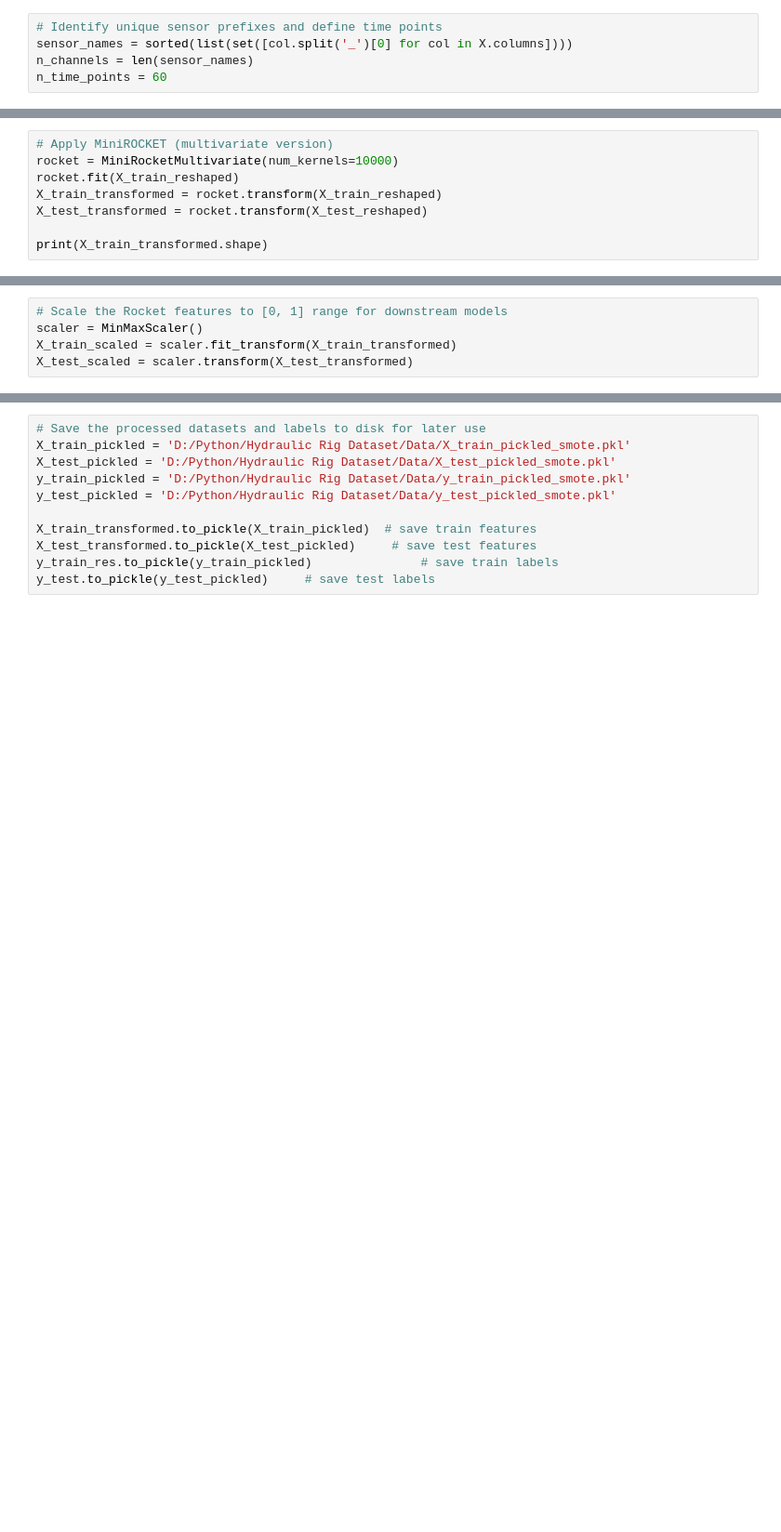
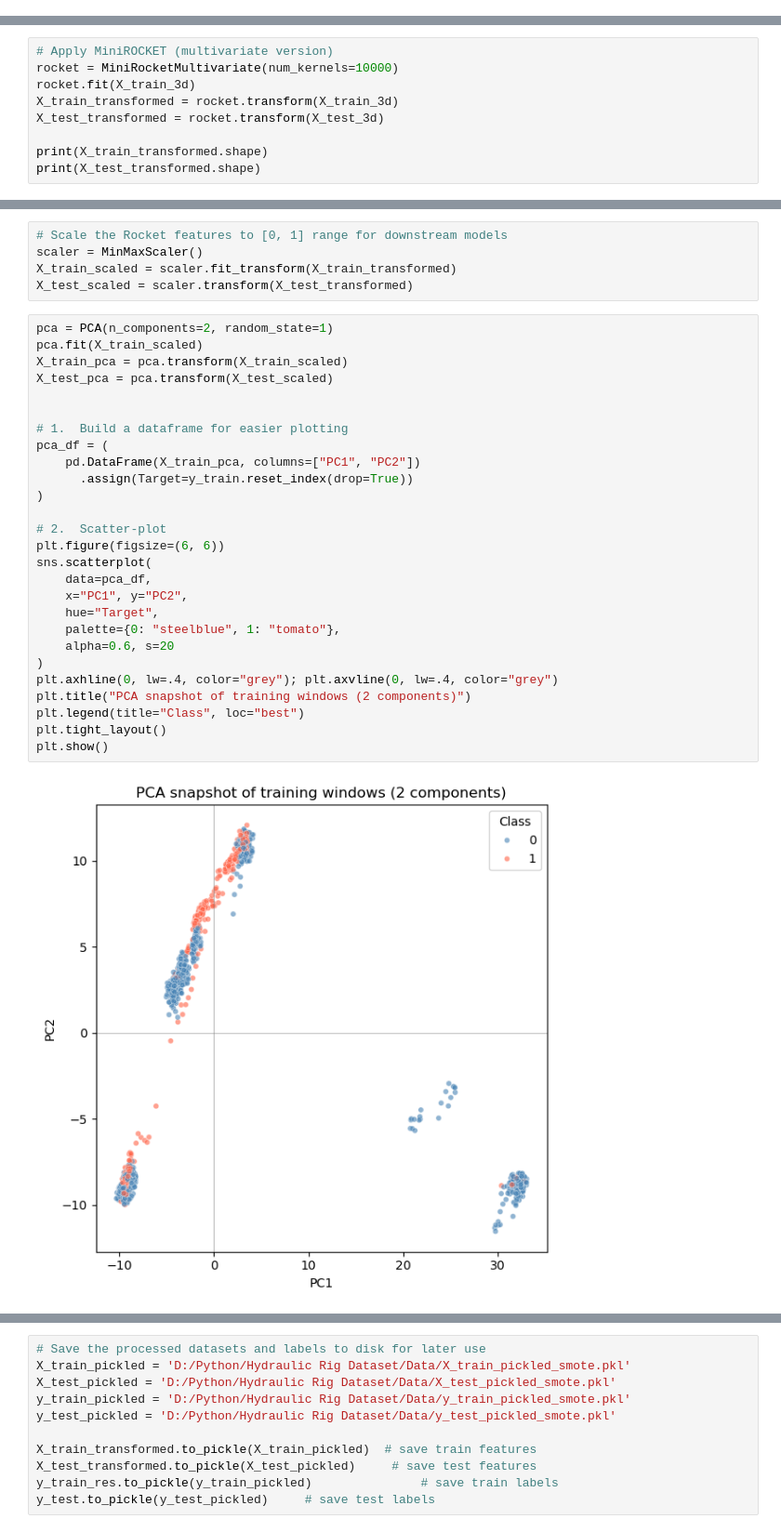
Before and after one commit to JordanGonzoactual/Hydraulic-Dataset, a Jupyter notebook: Data/smote_rocket.ipynb, the cells around one changed output, grey strips where cells are left out. Shown: that part at 93% size. Cells and saved outputs as stored; diff of their text form; blank space fills up the shorter version.

```diff
--- a/Data/smote_rocket.ipynb
+++ b/Data/smote_rocket.ipynb
@@ -74,6 +35 @@ Before SMOTE: Counter({0: 1159, 1: 605})
-# %%
-# Identify unique sensor prefixes and define time points
-sensor_names = sorted(list(set([col.split('_')[0] for col in X.columns])))
-n_channels = len(sensor_names)
-n_time_points = 60
 # %%
@@ -170,9 +88,10 @@ Shape of X_test_reshaped: (441, 17, 60)
 # %%
 # Apply MiniROCKET (multivariate version)
 rocket = MiniRocketMultivariate(num_kernels=10000)
-rocket.fit(X_train_reshaped)
-X_train_transformed = rocket.transform(X_train_reshaped)
-X_test_transformed = rocket.transform(X_test_reshaped)
+rocket.fit(X_train_3d)
+X_train_transformed = rocket.transform(X_train_3d)
+X_test_transformed = rocket.transform(X_test_3d)
 
 print(X_train_transformed.shape)
+print(X_test_transformed.shape)
 # %% [output]
@@ -182,3 +102,32 @@ print(X_train_transformed.shape)
 scaler = MinMaxScaler()
 X_train_scaled = scaler.fit_transform(X_train_transformed)
 X_test_scaled = scaler.transform(X_test_transformed)
+# %%
+pca = PCA(n_components=2, random_state=1)
+pca.fit(X_train_scaled)
+X_train_pca = pca.transform(X_train_scaled)
+X_test_pca = pca.transform(X_test_scaled)
+
+
+# 1.  Build a dataframe for easier plotting
+pca_df = (
+    pd.DataFrame(X_train_pca, columns=["PC1", "PC2"])
+      .assign(Target=y_train.reset_index(drop=True))
+)
+
+# 2.  Scatter-plot
+plt.figure(figsize=(6, 6))
+sns.scatterplot(
+    data=pca_df,
+    x="PC1", y="PC2",
+    hue="Target",
+    palette={0: "steelblue", 1: "tomato"},
+    alpha=0.6, s=20
+)
+plt.axhline(0, lw=.4, color="grey"); plt.axvline(0, lw=.4, color="grey")
+plt.title("PCA snapshot of training windows (2 components)")
+plt.legend(title="Class", loc="best")
+plt.tight_layout()
+plt.show()
+# %% [output]
+[figure, added]
```
Also changed, not shown: parts of 9 cells of this notebook, 4 other files.
